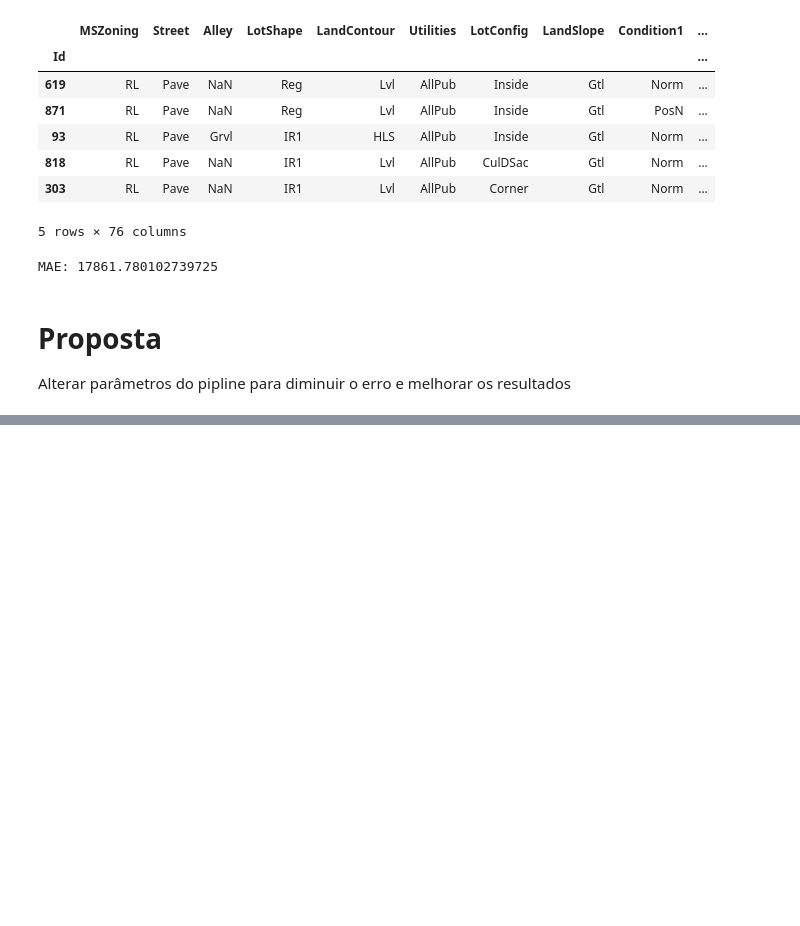
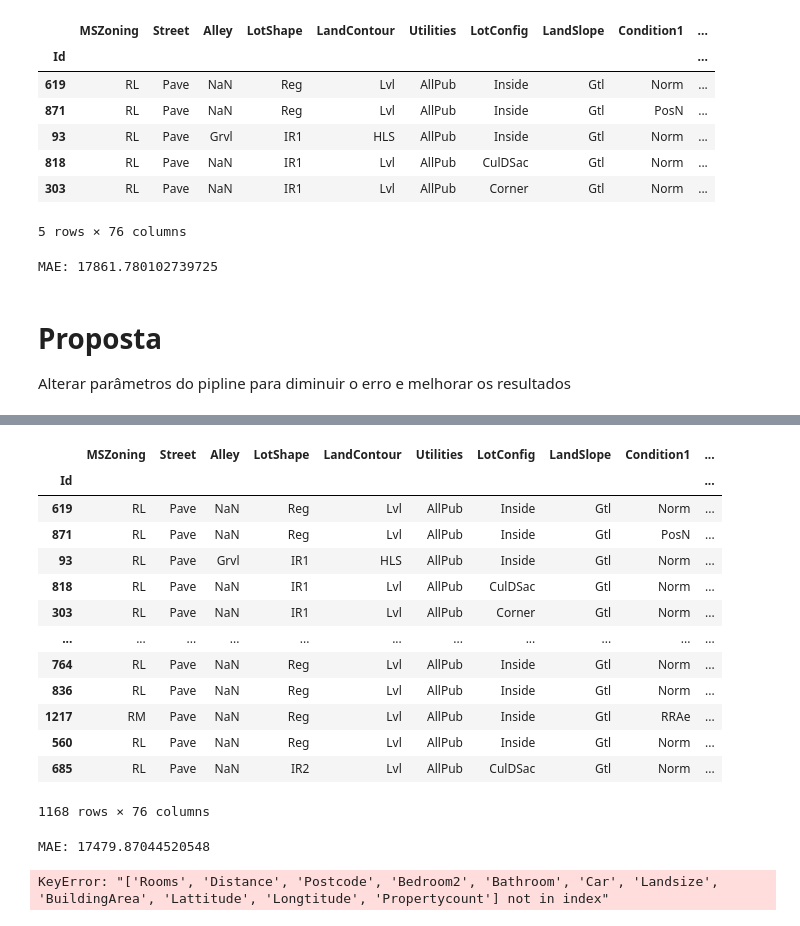
Before and after one commit to juliocsouzas91/MachineLearning, a Jupyter notebook: PipLines/PipLine Example.ipynb, the cells around one changed output, grey strips where cells are left out. Saved outputs shown, nothing was run; the diff lists cells and outputs as text; code cells hidden in the pictures; blank space fills up the shorter version.

Commit message:
Finalizado o Pipeline

```diff
--- a/PipLines/PipLine Example.ipynb
+++ b/PipLines/PipLine Example.ipynb
@@ -199,0 +207,52 @@ Alterar parâmetros do pipline para diminuir o erro e melhorar os resultados
+# %%
+X_train
+# %% [output]
+|  | MSZoning | Street | Alley | LotShape | LandContour | Utilities | LotConfig | LandSlope | Condition1 | ... |
+| Id |  |  |  |  |  |  |  |  |  | ... |
+| 619 | RL | Pave | NaN | Reg | Lvl | AllPub | Inside | Gtl | Norm | ... |
+| 871 | RL | Pave | NaN | Reg | Lvl | AllPub | Inside | Gtl | PosN | ... |
+| 93 | RL | Pave | Grvl | IR1 | HLS | AllPub | Inside | Gtl | Norm | ... |
+| 818 | RL | Pave | NaN | IR1 | Lvl | AllPub | CulDSac | Gtl | Norm | ... |
+| 303 | RL | Pave | NaN | IR1 | Lvl | AllPub | Corner | Gtl | Norm | ... |
+| ... | ... | ... | ... | ... | ... | ... | ... | ... | ... | ... |
+| 764 | RL | Pave | NaN | Reg | Lvl | AllPub | Inside | Gtl | Norm | ... |
+| 836 | RL | Pave | NaN | Reg | Lvl | AllPub | Inside | Gtl | Norm | ... |
+| 1217 | RM | Pave | NaN | Reg | Lvl | AllPub | Inside | Gtl | RRAe | ... |
+| 560 | RL | Pave | NaN | Reg | Lvl | AllPub | Inside | Gtl | Norm | ... |
+| 685 | RL | Pave | NaN | IR2 | Lvl | AllPub | CulDSac | Gtl | Norm | ... |
+1168 rows × 76 columns
+# %%
+# Preprocessing for numerical data
+from sklearn.ensemble import AdaBoostClassifier
+
+numerical_transformer = SimpleImputer( strategy = 'mean') # Your code here
+
+# Preprocessing for categorical data
+categorical_transformer = Pipeline(steps=[
+    ('imputer', SimpleImputer(strategy='constant')),
+    ('onehot', OneHotEncoder(handle_unknown='ignore'))
+]) # Your code here
+
+# Bundle preprocessing for numerical and categorical data
+preprocessor = ColumnTransformer(
+    transformers=[
+        ('num', numerical_transformer, numerical_cols),
+        ('cat', categorical_transformer, categorical_cols)
+    ])
+
+# Define model
+model =  RandomForestRegressor(n_estimators=100,random_state=0 ) # Your code here
+
+clf = Pipeline(steps=[('preprocessor', preprocessor),
+                      ('error', model)
+                     ])
+
+# Preprocessing of training data, fit model
+clf.fit(X_train, y_train)
+
+# Preprocessing of validation data, get predictions
+preds = clf.predict(X_valid)
+
+print('MAE:', mean_absolute_error(y_valid, preds))
+# %% [output]
+MAE: 17479.87044520548
@@ -199,0 +263,5 @@ Alterar parâmetros do pipline para diminuir o erro e melhorar os resultados
+# %%
+# Preprocessing of test data, fit model
+preds_test = my_pipeline.predict(X_test)
+# %% [output]
+KeyError: "['Rooms', 'Distance', 'Postcode', 'Bedroom2', 'Bathroom', 'Car', 'Landsize', 'BuildingArea', 'Lattitude', 'Longtitude', 'Propertycount'] not in index"
```
Also changed, not shown: parts of 2 cells of this notebook, 2 other files.
